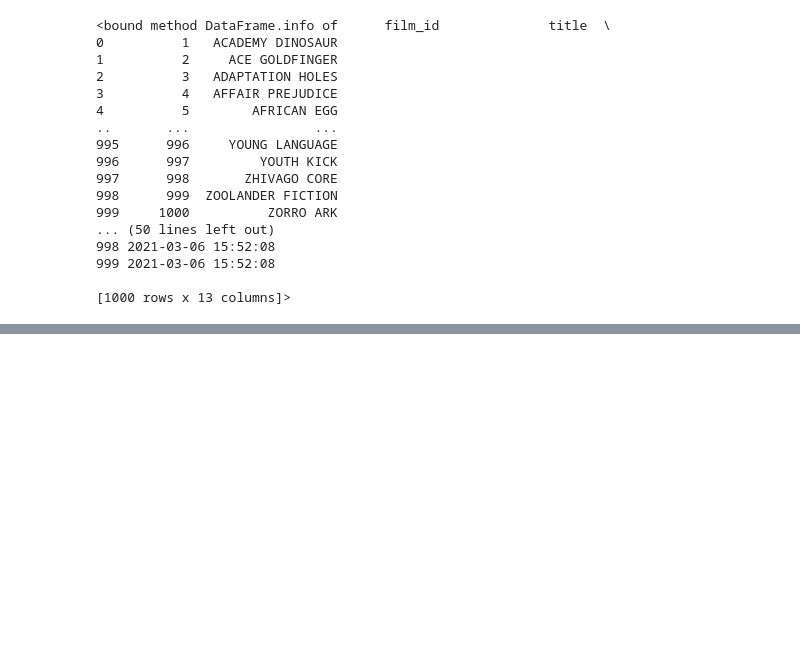
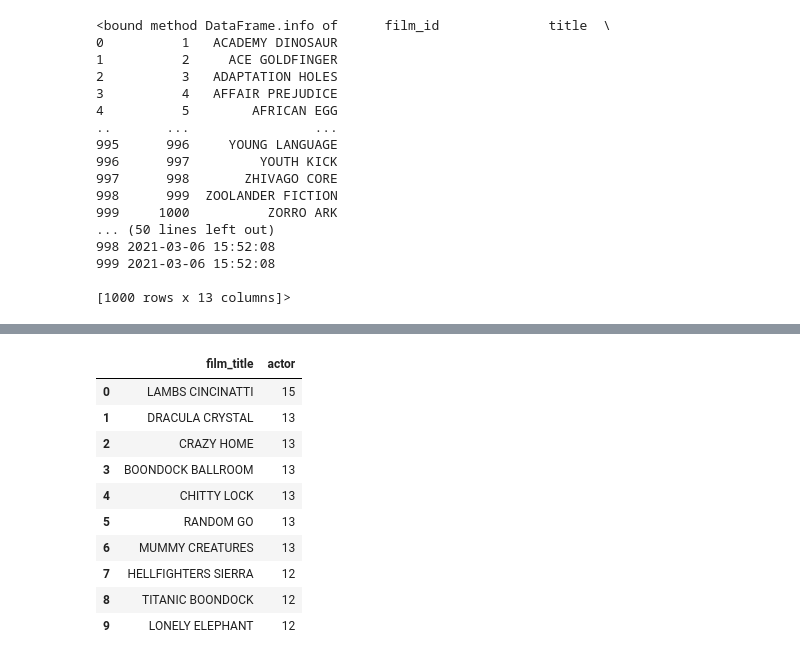
Before and after one commit to omeraytug/duckdb_analytics_omeraytug_mlops25, a Jupyter notebook: code_alongs/18_pandas_duckdb/duckdb_pandas.ipynb, the cells around one changed output, grey strips where cells are left out. Cells and saved outputs as stored; diff of their text form; code cells hidden in the pictures; blank space fills up the shorter version.

```diff
--- a/code_alongs/18_pandas_duckdb/duckdb_pandas.ipynb
+++ b/code_alongs/18_pandas_duckdb/duckdb_pandas.ipynb
@@ -82,0 +184,14 @@ films.sample(10)
+# %%
+films_joined.groupby("film_title")["actor"].nunique().sort_values(ascending=False).reset_index().head(10)
+# %% [output]
+|  | film_title | actor |
+| 0 | LAMBS CINCINATTI | 15 |
+| 1 | DRACULA CRYSTAL | 13 |
+| 2 | CRAZY HOME | 13 |
+| 3 | BOONDOCK BALLROOM | 13 |
+| 4 | CHITTY LOCK | 13 |
+| 5 | RANDOM GO | 13 |
+| 6 | MUMMY CREATURES | 13 |
+| 7 | HELLFIGHTERS SIERRA | 12 |
+| 8 | TITANIC BOONDOCK | 12 |
+| 9 | LONELY ELEPHANT | 12 |
```
Also changed, not shown: parts of 8 cells of this notebook.
